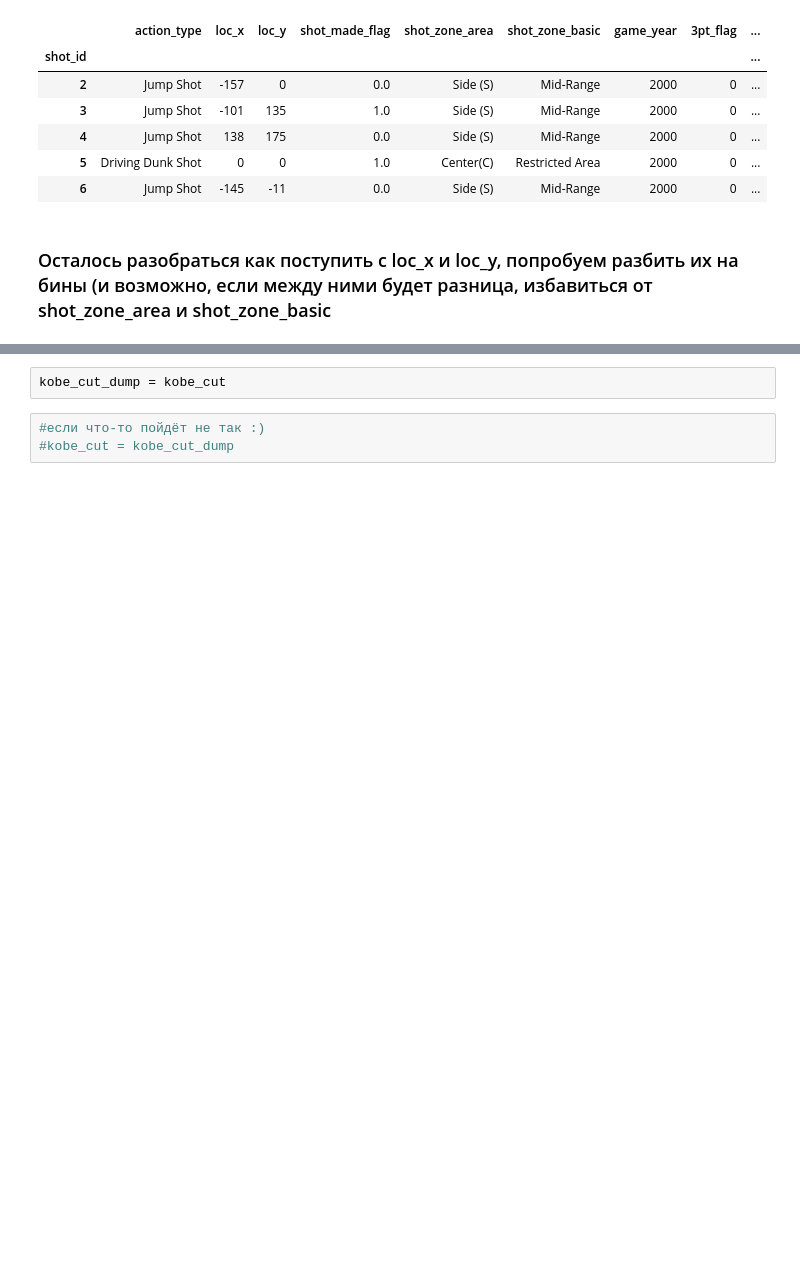
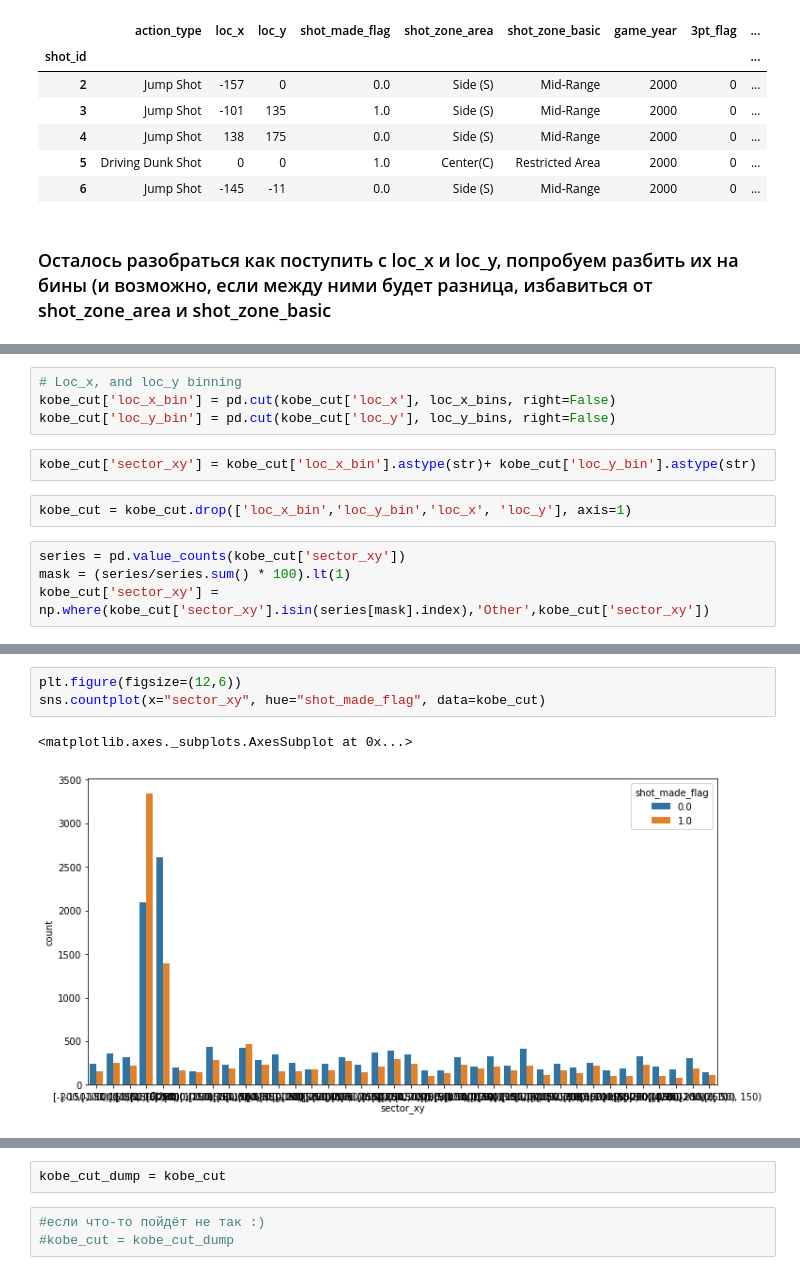
Before and after one commit to Ilmetov/Netology_ilmetov, a Jupyter notebook: Feature_Engeneering/FE 4/ilmetov_HW_2.ipynb, the cells around one changed output, grey strips where cells are left out. Cells and saved outputs as stored; diff of their text form; blank space fills up the shorter version.

```diff
--- a/Feature_Engeneering/FE 4/ilmetov_HW_2.ipynb
+++ b/Feature_Engeneering/FE 4/ilmetov_HW_2.ipynb
@@ -844,0 +846,12 @@ kobe_cut.head()
+# %%
+# Loc_x, and loc_y binning
+kobe_cut['loc_x_bin'] = pd.cut(kobe_cut['loc_x'], loc_x_bins, right=False)
+kobe_cut['loc_y_bin'] = pd.cut(kobe_cut['loc_y'], loc_y_bins, right=False)
+# %%
+kobe_cut['sector_xy'] = kobe_cut['loc_x_bin'].astype(str)+ kobe_cut['loc_y_bin'].astype(str)
+# %%
+kobe_cut = kobe_cut.drop(['loc_x_bin','loc_y_bin','loc_x', 'loc_y'], axis=1)
+# %%
+series = pd.value_counts(kobe_cut['sector_xy'])
+mask = (series/series.sum() * 100).lt(1)
+kobe_cut['sector_xy'] = np.where(kobe_cut['sector_xy'].isin(series[mask].index),'Other',kobe_cut['sector_xy'])
@@ -844,0 +880,6 @@ kobe_cut.head()
+# %%
+plt.figure(figsize=(12,6))
+sns.countplot(x="sector_xy", hue="shot_made_flag", data=kobe_cut)
+# %% [output]
+<matplotlib.axes._subplots.AxesSubplot at 0x...>
+[figure, added]
```
Also changed, not shown: parts of 30 cells of this notebook.
